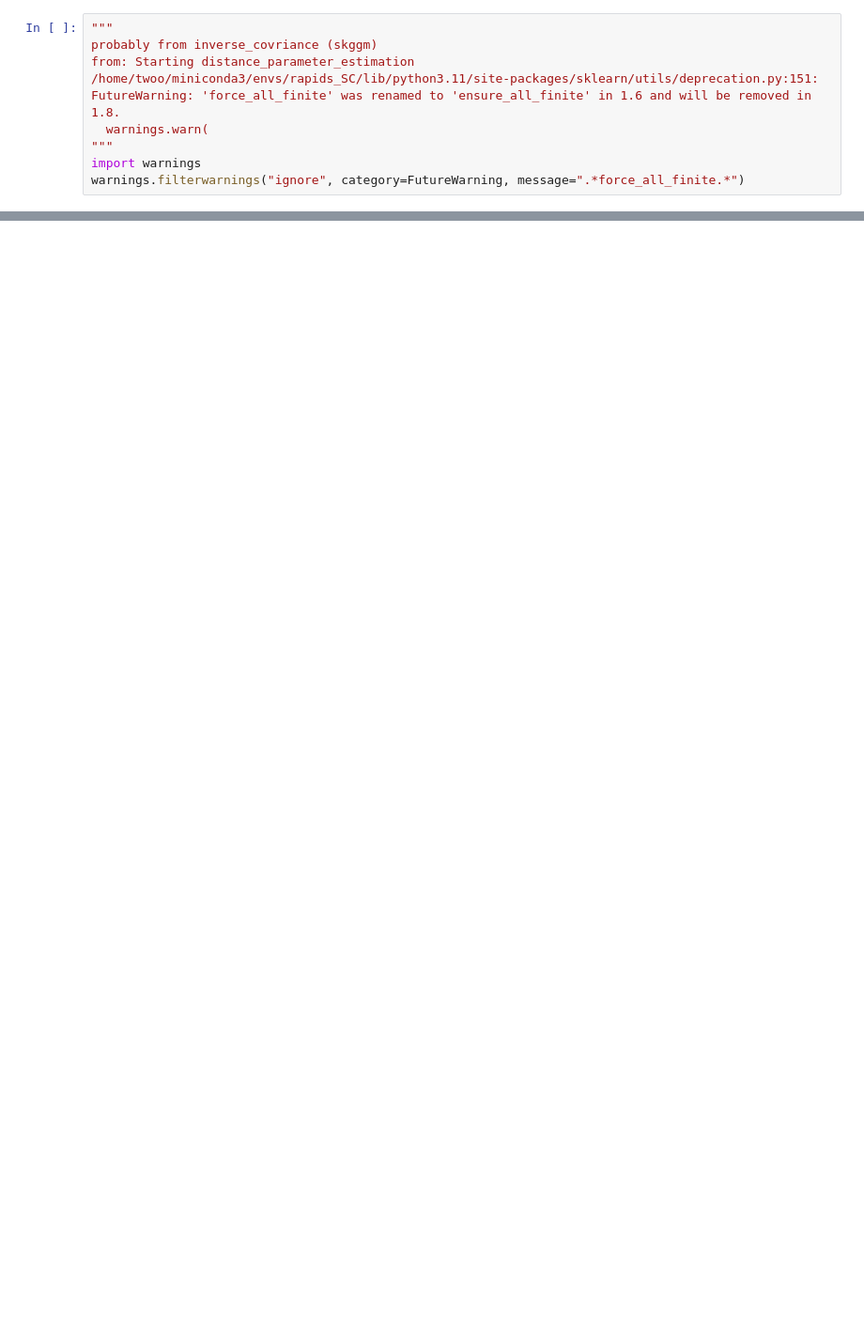
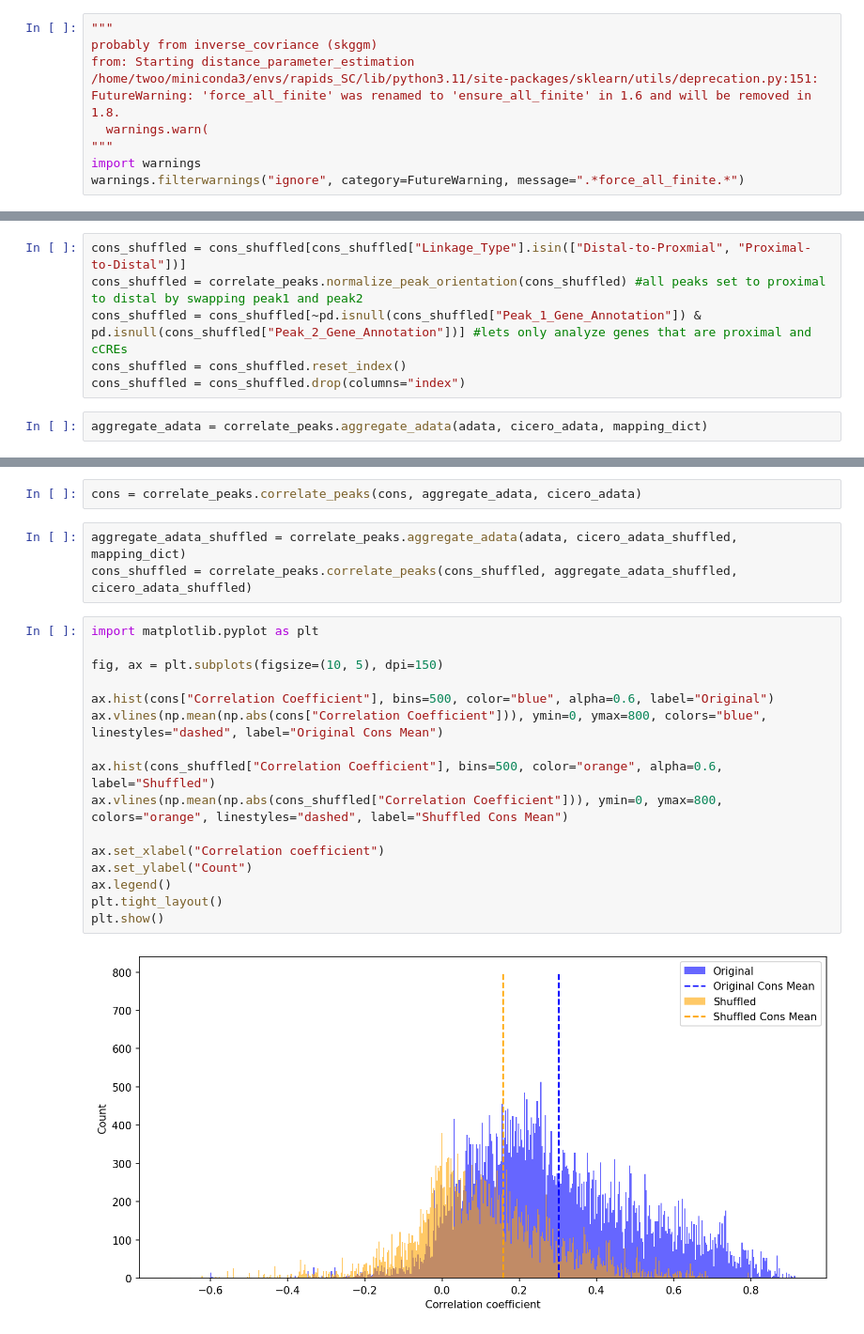
Before and after one commit to timwoo102/pyCicero, a Jupyter notebook: test_run.ipynb, the cells around one changed output, grey strips where cells are left out. Shown at 94% size. Drawn from its saved outputs; the diff is of its cells as text; blank space fills up the shorter version.

Commit message:
final correlation added

```diff
--- a/test_run.ipynb
+++ b/test_run.ipynb
@@ -151,0 +154,8 @@ Percent Peaks Exons: 32.27%
+# %%
+cons_shuffled = cons_shuffled[cons_shuffled["Linkage_Type"].isin(["Distal-to-Proxmial", "Proximal-to-Distal"])]
+cons_shuffled = correlate_peaks.normalize_peak_orientation(cons_shuffled) #all peaks set to proximal to distal by swapping peak1 and peak2
+cons_shuffled = cons_shuffled[~pd.isnull(cons_shuffled["Peak_1_Gene_Annotation"]) & pd.isnull(cons_shuffled["Peak_2_Gene_Annotation"])] #lets only analyze genes that are proximal and cCREs
+cons_shuffled = cons_shuffled.reset_index()
+cons_shuffled = cons_shuffled.drop(columns="index")
+# %%
+aggregate_adata = correlate_peaks.aggregate_adata(adata, cicero_adata, mapping_dict)
@@ -151,0 +167,23 @@ Percent Peaks Exons: 32.27%
+# %%
+cons = correlate_peaks.correlate_peaks(cons, aggregate_adata, cicero_adata)
+# %%
+aggregate_adata_shuffled = correlate_peaks.aggregate_adata(adata, cicero_adata_shuffled, mapping_dict)
+cons_shuffled = correlate_peaks.correlate_peaks(cons_shuffled, aggregate_adata_shuffled, cicero_adata_shuffled)
+# %%
+import matplotlib.pyplot as plt
+
+fig, ax = plt.subplots(figsize=(10, 5), dpi=150)
+
+ax.hist(cons["Correlation Coefficient"], bins=500, color="blue", alpha=0.6, label="Original")
+ax.vlines(np.mean(np.abs(cons["Correlation Coefficient"])), ymin=0, ymax=800, colors="blue", linestyles="dashed", label="Original Cons Mean")
+
+ax.hist(cons_shuffled["Correlation Coefficient"], bins=500, color="orange", alpha=0.6, label="Shuffled")
+ax.vlines(np.mean(np.abs(cons_shuffled["Correlation Coefficient"])), ymin=0, ymax=800, colors="orange", linestyles="dashed", label="Shuffled Cons Mean")
+
+ax.set_xlabel("Correlation coefficient")
+ax.set_ylabel("Count")
+ax.legend()
+plt.tight_layout()
+plt.show()
+# %% [output]
+[figure, added]
```
Also changed, not shown: parts of 16 cells of this notebook, 3 other files.
